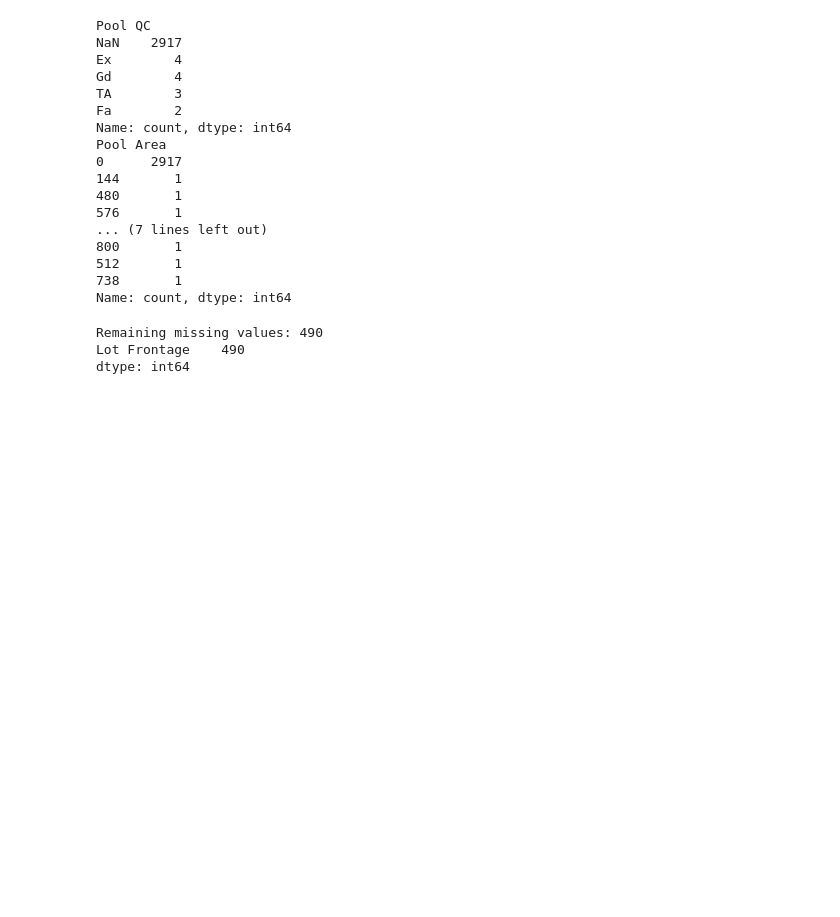
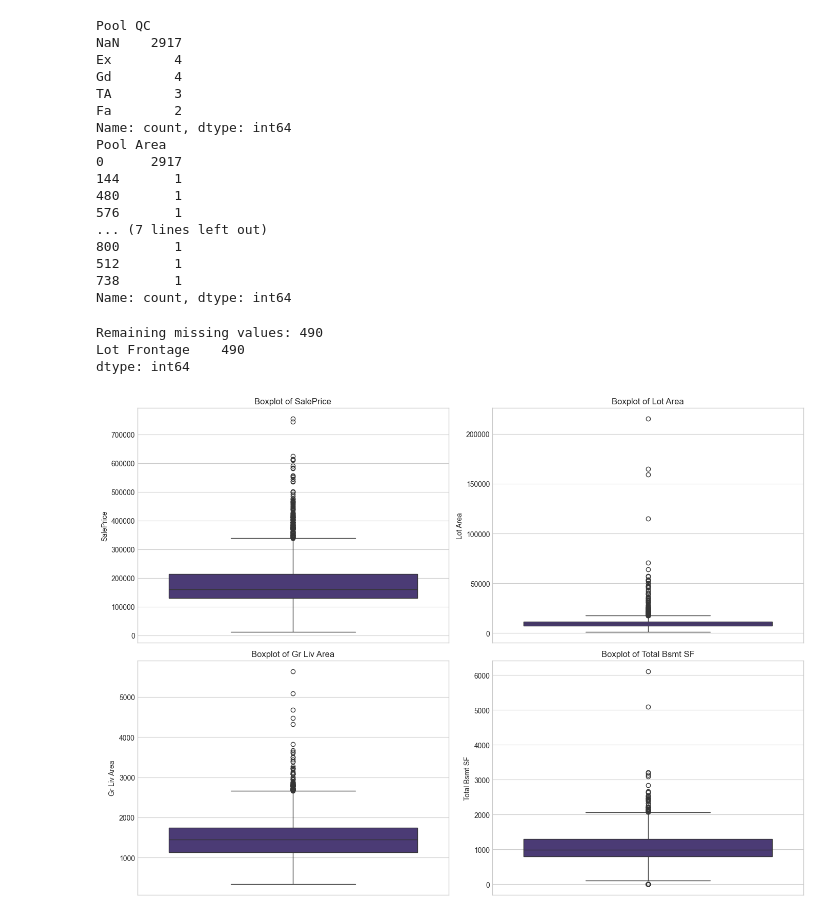
Before and after one commit to Vijayaragavan185/advanced-housing-eda-ames-real-estate, a Jupyter notebook: notebooks/advanced_cleaning_eda.ipynb, the cells around one changed output. Cells and saved outputs as stored; diff of their text form; code cells hidden in the pictures; blank space fills up the shorter version.

Commit message:
Outliers Detection - Plot boxplots for key numeric features

```diff
--- a/notebooks/advanced_cleaning_eda.ipynb
+++ b/notebooks/advanced_cleaning_eda.ipynb
@@ -187,3 +187,15 @@ if remaining_na > 0:
 Remaining missing values: 490
 Lot Frontage    490
 dtype: int64
+# %%
+# Outliers Detection
+plt.figure(figsize=(14, 10))
+cols_to_plot = ['SalePrice', 'Lot Area', 'Gr Liv Area', 'Total Bsmt SF']  # Use correct column names
+for i, col in enumerate(cols_to_plot):
+    plt.subplot(2, 2, i+1)
+    sns.boxplot(y=df[col])
+    plt.title(f'Boxplot of {col}')
+plt.tight_layout()
+plt.show()
+# %% [output]
+[figure, added]
```
